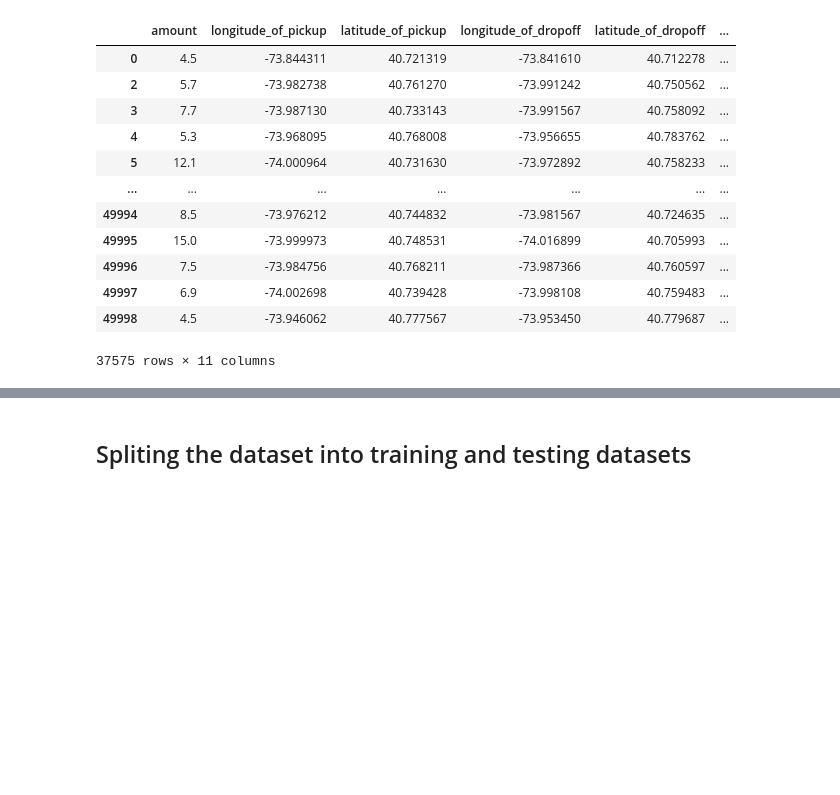
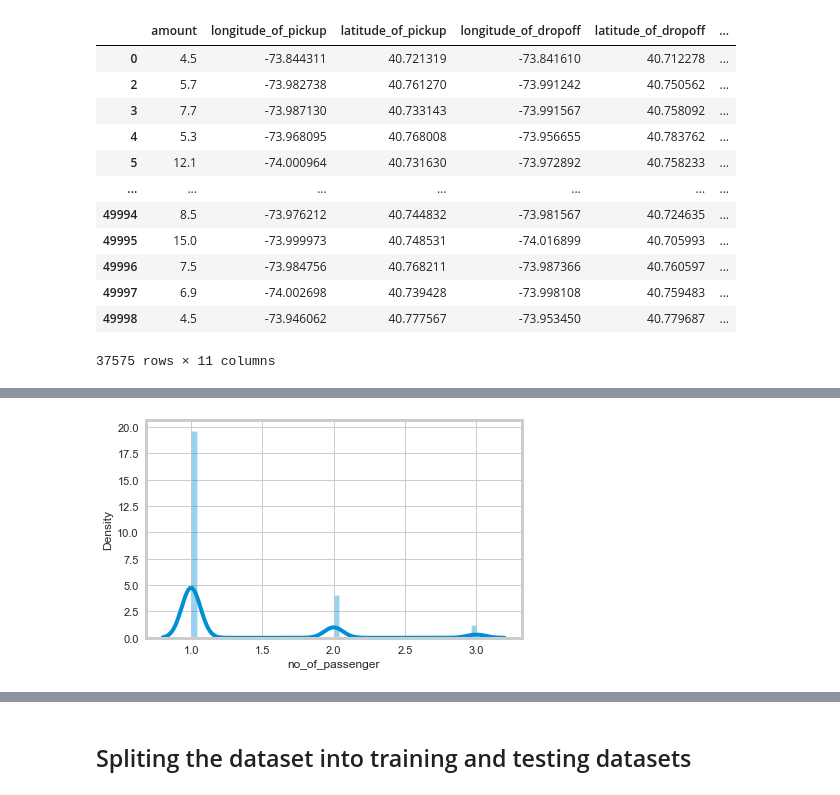
Before and after one commit to Viraj-Anand/Minor-Projects, a Jupyter notebook: Taxifare.ipynb, the cells around one changed output, grey strips where cells are left out. Cells and saved outputs as stored; diff of their text form; code cells hidden in the pictures; blank space fills up the shorter version.

```diff
--- a/Taxifare.ipynb
+++ b/Taxifare.ipynb
@@ -296,0 +271,4 @@ ds
+# %%
+sns.distplot(ds['no_of_passenger']);
+# %% [output]
+[figure, added]
```
Also changed, not shown: parts of 33 cells of this notebook.
